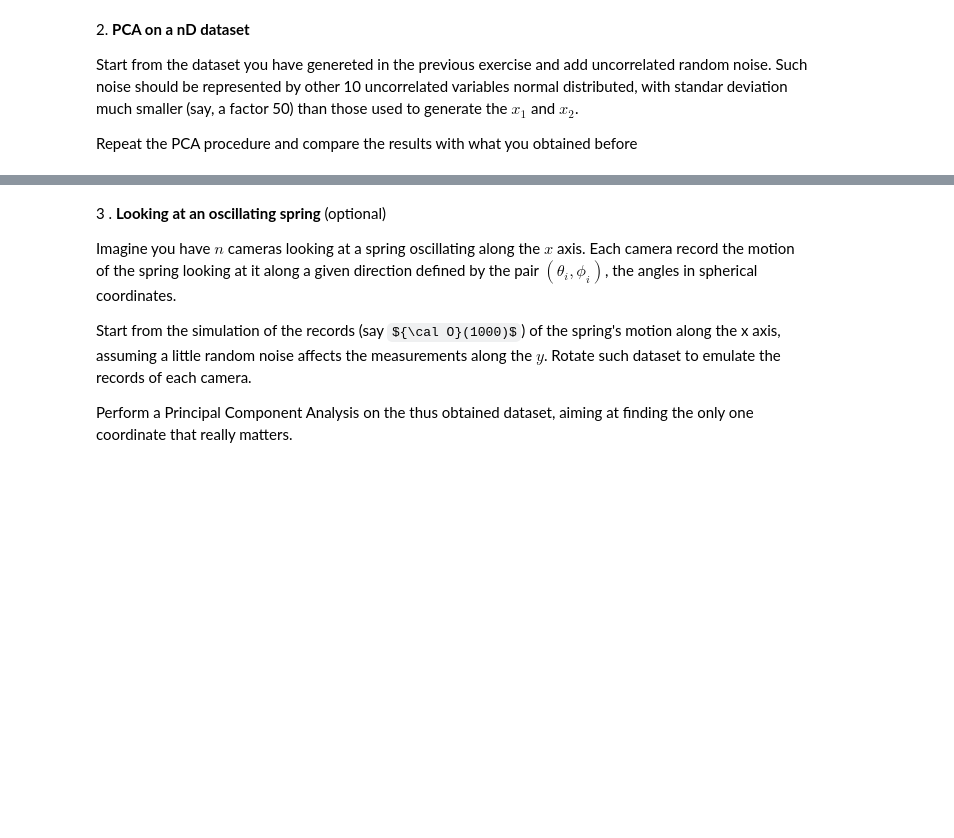
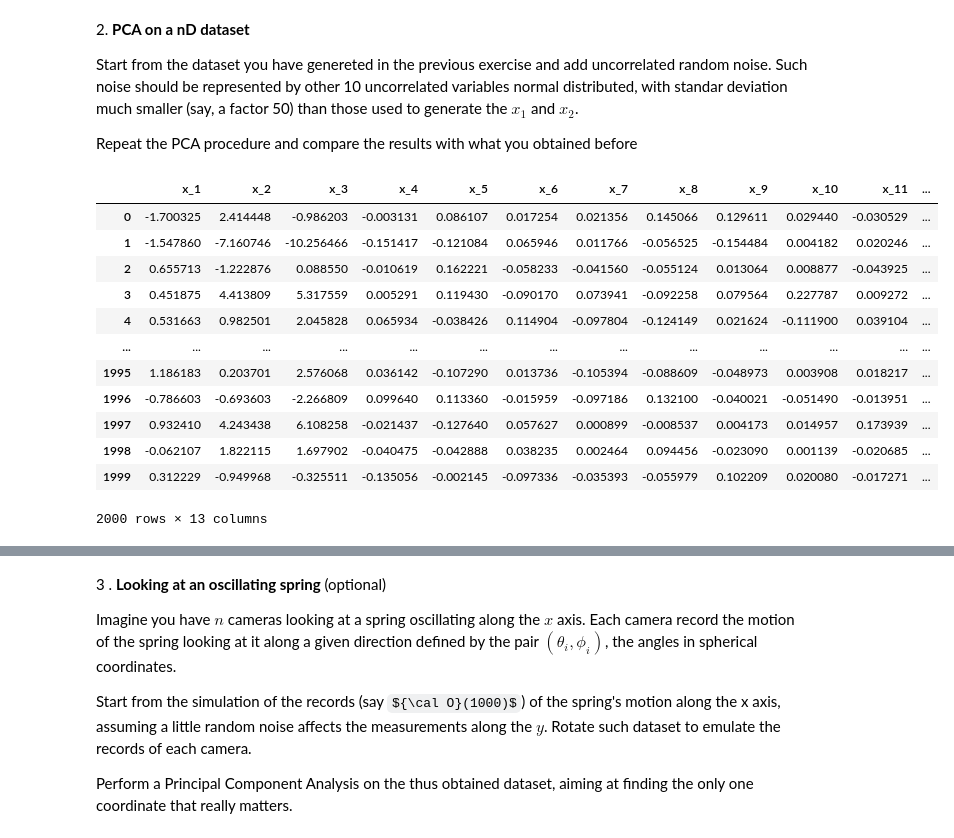
Before and after one commit to RiccardoTancredi/LaboratoryOfComputationalPhysics_Y5, a Jupyter notebook: 08ex_LinearAlgebra.ipynb, the cells around one changed output, grey strips where cells are left out. Cells and saved outputs as stored; diff of their text form; code cells hidden in the pictures; some formulas as TeX source; blank space fills up the shorter version.

```diff
--- a/08ex_LinearAlgebra.ipynb
+++ b/08ex_LinearAlgebra.ipynb
@@ -16,3 +181,21 @@
 Start from the dataset you have genereted in the previous exercise and add uncorrelated random noise. Such noise should be represented by other 10 uncorrelated variables normal distributed, with standar deviation much smaller (say, a factor 50) than those used to generate the $x_1$ and $x_2$.
 
 Repeat the PCA procedure and compare the results with what you obtained before
+# %%
+noise = np.random.normal(0, 2/25, size=(10, N))
+new_X = np.concatenate((X, noise))
+pd.DataFrame(new_X.T, columns=[f"x_{i}" for i in range(1, noise.shape[0]+X.shape[0]+1)])
+# %% [output]
+|  | x_1 | x_2 | x_3 | x_4 | x_5 | x_6 | x_7 | x_8 | x_9 | x_10 | x_11 | ... |
+| 0 | -1.700325 | 2.414448 | -0.986203 | -0.003131 | 0.086107 | 0.017254 | 0.021356 | 0.145066 | 0.129611 | 0.029440 | -0.030529 | ... |
+| 1 | -1.547860 | -7.160746 | -10.256466 | -0.151417 | -0.121084 | 0.065946 | 0.011766 | -0.056525 | -0.154484 | 0.004182 | 0.020246 | ... |
+| 2 | 0.655713 | -1.222876 | 0.088550 | -0.010619 | 0.162221 | -0.058233 | -0.041560 | -0.055124 | 0.013064 | 0.008877 | -0.043925 | ... |
+| 3 | 0.451875 | 4.413809 | 5.317559 | 0.005291 | 0.119430 | -0.090170 | 0.073941 | -0.092258 | 0.079564 | 0.227787 | 0.009272 | ... |
+| 4 | 0.531663 | 0.982501 | 2.045828 | 0.065934 | -0.038426 | 0.114904 | -0.097804 | -0.124149 | 0.021624 | -0.111900 | 0.039104 | ... |
+| ... | ... | ... | ... | ... | ... | ... | ... | ... | ... | ... | ... | ... |
+| 1995 | 1.186183 | 0.203701 | 2.576068 | 0.036142 | -0.107290 | 0.013736 | -0.105394 | -0.088609 | -0.048973 | 0.003908 | 0.018217 | ... |
+| 1996 | -0.786603 | -0.693603 | -2.266809 | 0.099640 | 0.113360 | -0.015959 | -0.097186 | 0.132100 | -0.040021 | -0.051490 | -0.013951 | ... |
+| 1997 | 0.932410 | 4.243438 | 6.108258 | -0.021437 | -0.127640 | 0.057627 | 0.000899 | -0.008537 | 0.004173 | 0.014957 | 0.173939 | ... |
+| 1998 | -0.062107 | 1.822115 | 1.697902 | -0.040475 | -0.042888 | 0.038235 | 0.002464 | 0.094456 | -0.023090 | 0.001139 | -0.020685 | ... |
+| 1999 | 0.312229 | -0.949968 | -0.325511 | -0.135056 | -0.002145 | -0.097336 | -0.035393 | -0.055979 | 0.102209 | 0.020080 | -0.017271 | ... |
+2000 rows × 13 columns
```
Also changed, not shown: parts of 18 cells of this notebook, 1 other file.
